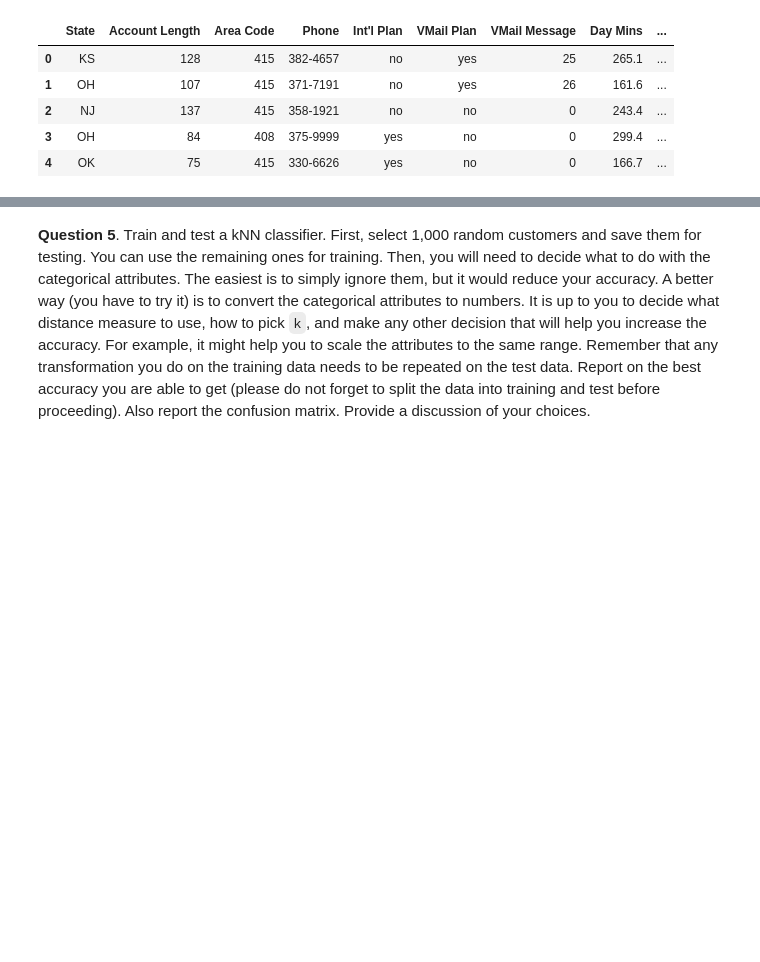
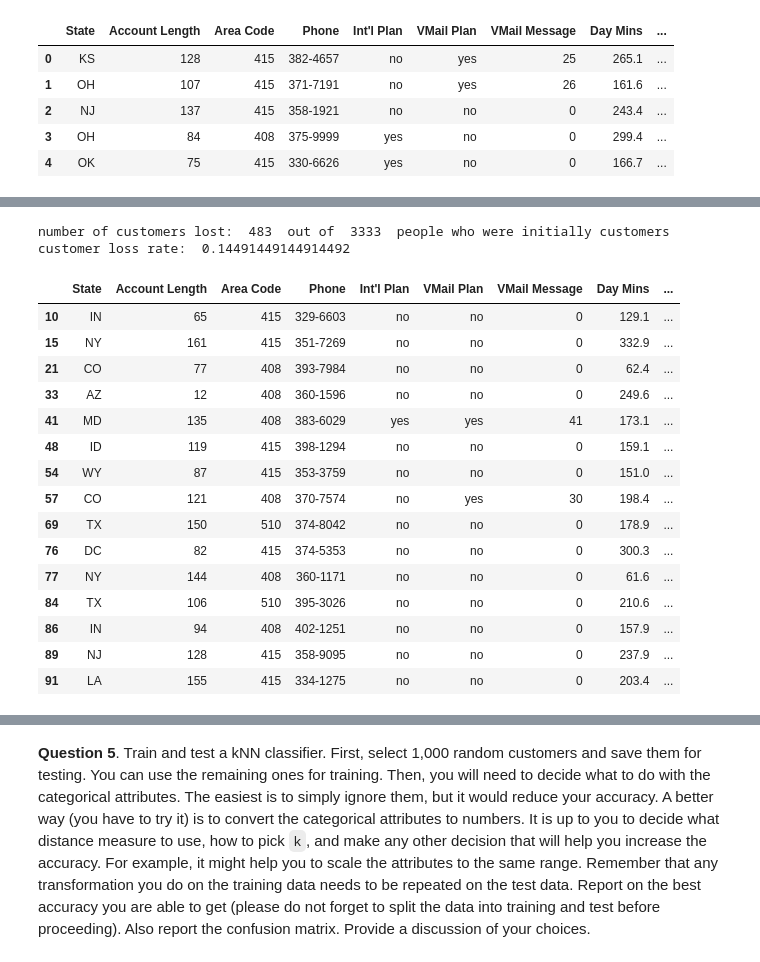
Before and after one commit to BareBeaverBat/cis3715-temple-2020.github.io, a Jupyter notebook: Lab6/CIS3715 (Temple - Spring 2020) Lab6.ipynb, the cells around one changed output, grey strips where cells are left out. Cells and saved outputs as stored; diff of their text form; code cells hidden in the pictures; blank space fills up the shorter version.

```diff
--- a/Lab6/CIS3715 (Temple - Spring 2020) Lab6.ipynb
+++ b/Lab6/CIS3715 (Temple - Spring 2020) Lab6.ipynb
@@ -208,0 +236,33 @@ This is a dataset from a telecom company, of their customers. Based on the recor
+# %%
+initCustomerCount = churn_df.shape[0]
+churnOutcomes = churn_df['Churn?']
+departedIndices = churnOutcomes.index[churnOutcomes == "True."]
+loyalIndices = (churn_df.index.copy()).difference(departedIndices)
+
+
+numDeparted = len(departedIndices)
+print("number of customers lost: ", numDeparted, " out of ", initCustomerCount, " people who were initially customers")
+print("customer loss rate: ", numDeparted / initCustomerCount)
+# %% [output]
+number of customers lost:  483  out of  3333  people who were initially customers
+customer loss rate:  0.14491449144914492
+# %%
+departedCustomers = churn_df.iloc[departedIndices]
+departedCustomers.head(15)
+# %% [output]
+|  | State | Account Length | Area Code | Phone | Int'l Plan | VMail Plan | VMail Message | Day Mins | ... |
+| 10 | IN | 65 | 415 | 329-6603 | no | no | 0 | 129.1 | ... |
+| 15 | NY | 161 | 415 | 351-7269 | no | no | 0 | 332.9 | ... |
+| 21 | CO | 77 | 408 | 393-7984 | no | no | 0 | 62.4 | ... |
+| 33 | AZ | 12 | 408 | 360-1596 | no | no | 0 | 249.6 | ... |
+| 41 | MD | 135 | 408 | 383-6029 | yes | yes | 41 | 173.1 | ... |
+| 48 | ID | 119 | 415 | 398-1294 | no | no | 0 | 159.1 | ... |
+| 54 | WY | 87 | 415 | 353-3759 | no | no | 0 | 151.0 | ... |
+| 57 | CO | 121 | 408 | 370-7574 | no | yes | 30 | 198.4 | ... |
+| 69 | TX | 150 | 510 | 374-8042 | no | no | 0 | 178.9 | ... |
+| 76 | DC | 82 | 415 | 374-5353 | no | no | 0 | 300.3 | ... |
+| 77 | NY | 144 | 408 | 360-1171 | no | no | 0 | 61.6 | ... |
+| 84 | TX | 106 | 510 | 395-3026 | no | no | 0 | 210.6 | ... |
+| 86 | IN | 94 | 408 | 402-1251 | no | no | 0 | 157.9 | ... |
+| 89 | NJ | 128 | 415 | 358-9095 | no | no | 0 | 237.9 | ... |
+| 91 | LA | 155 | 415 | 334-1275 | no | no | 0 | 203.4 | ... |
```
Also changed, not shown: parts of 11 cells of this notebook, 1 other file.
